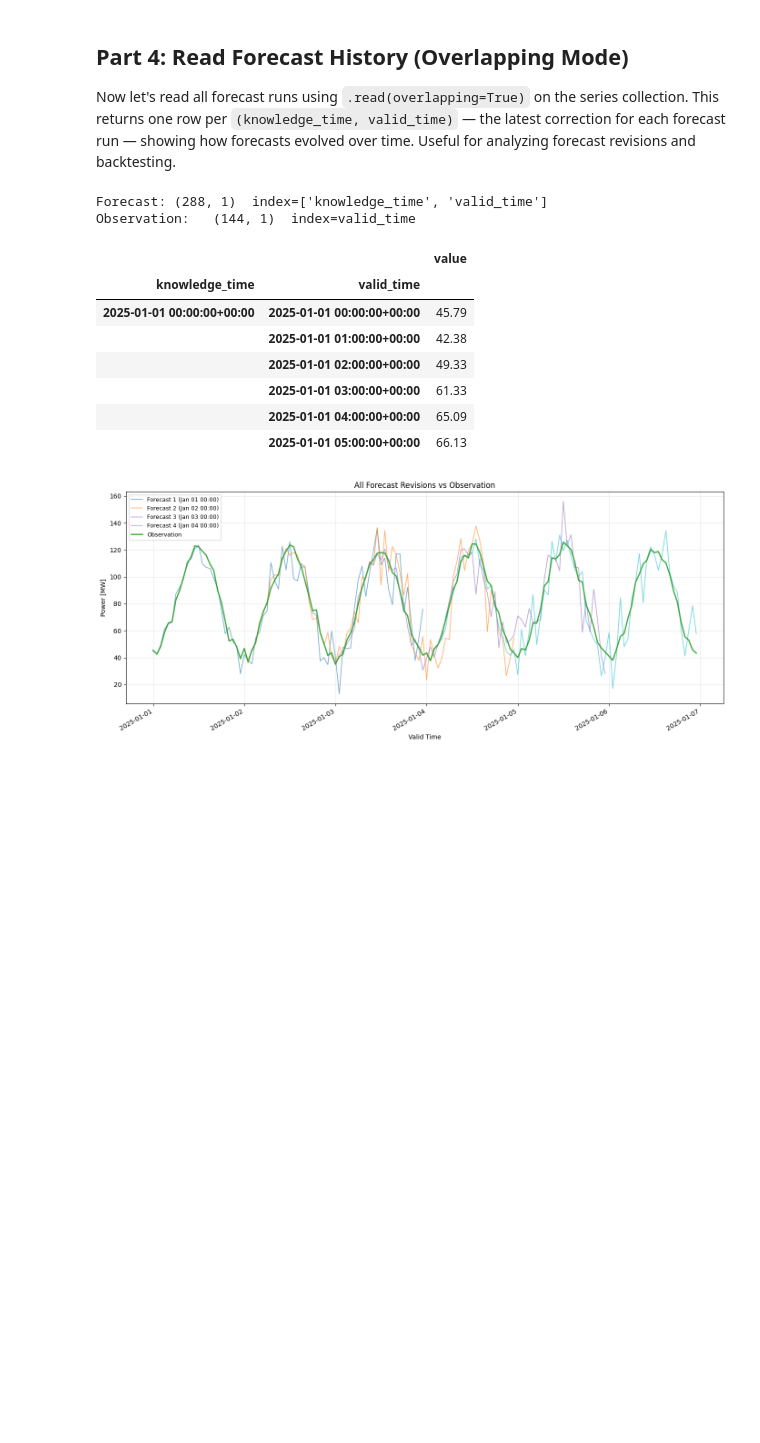
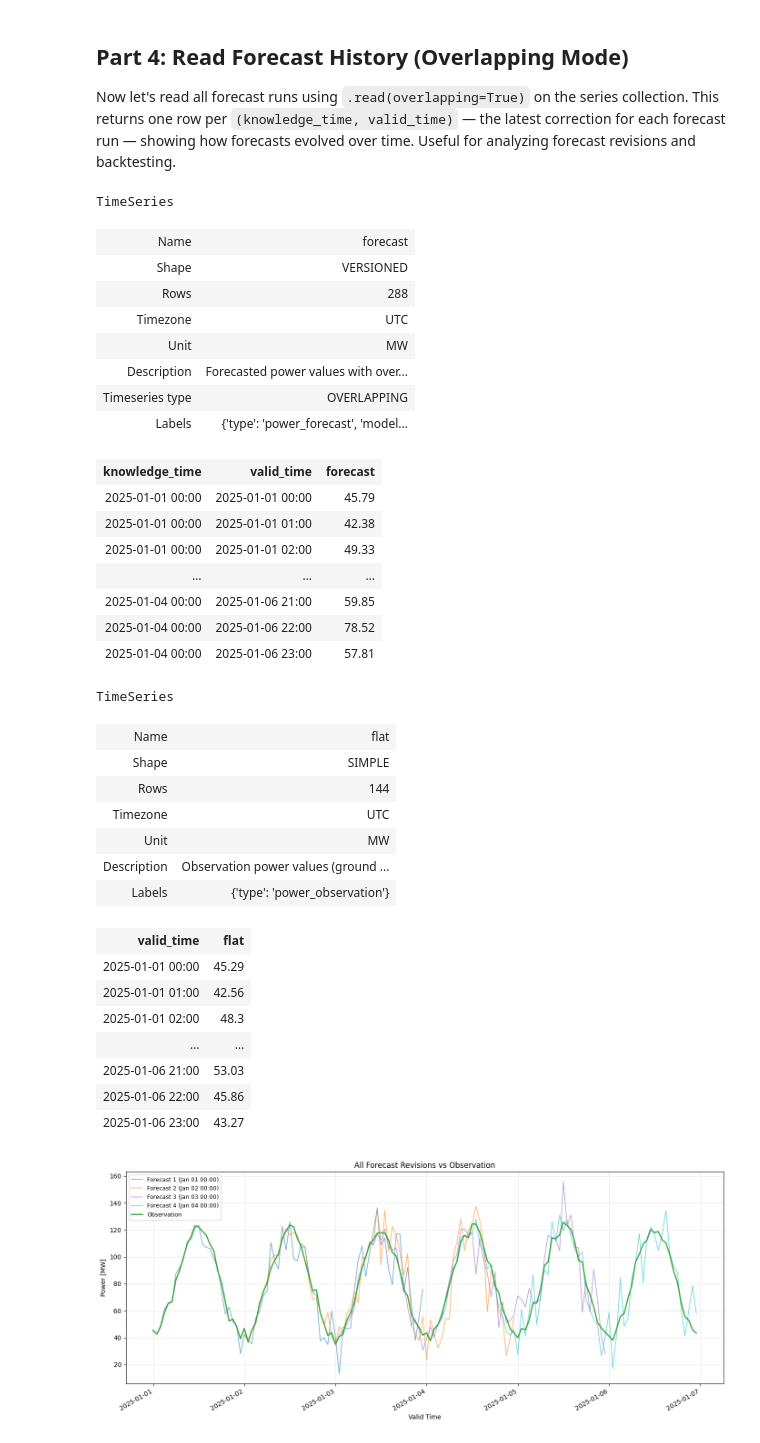
Before and after one commit to rebase-energy/timedb, a Jupyter notebook: examples/nb_03_forecast_revisions.ipynb, the cells around one changed output. Cells and saved outputs as stored; diff of their text form; code cells hidden in the pictures; blank space fills up the shorter version.

```diff
--- a/examples/nb_03_forecast_revisions.ipynb
+++ b/examples/nb_03_forecast_revisions.ipynb
@@ -134,30 +165,53 @@ forecast run — showing how forecasts evolved over time. Useful for analyzing f
 revisions and backtesting.
 # %%
 # Read forecast history with (knowledge_time, valid_time) multi-index
-df_forecast_overlapping = td.get_series("forecast").where(
-    type='power_forecast', model='sinus_with_error'
+ts_forecast_overlapping = td.get_series("forecast").where(
+    type="power_forecast", model="sinus_with_error"
 ).read(start_valid=start_valid, end_valid=end_valid, overlapping=True)
+df_forecast_overlapping = ts_forecast_overlapping.to_pandas()
 
 # Read observations (flat)
-df_observation_overlapping = td.get_series("flat").where(
-    type='power_observation'
+ts_observation_overlapping = td.get_series("flat").where(
+    type="power_observation"
 ).read(start_valid=start_valid, end_valid=end_valid)
+df_observation_overlapping = ts_observation_overlapping.to_pandas()
 
-print(f"Forecast: {df_forecast_overlapping.shape}  index={df_forecast_overlapping.index.names}")
-print(f"Observation:   {df_observation_overlapping.shape}  index={df_observation_overlapping.index.name}")
-print()
-df_forecast_overlapping.head(6)
+display(ts_forecast_overlapping)
+display(ts_observation_overlapping)
 # %% [output]
-Forecast: (288, 1)  index=['knowledge_time', 'valid_time']
-Observation:   (144, 1)  index=valid_time
+TimeSeries
-|  |  | value |
-| knowledge_time | valid_time |  |
-| 2025-01-01 00:00:00+00:00 | 2025-01-01 00:00:00+00:00 | 45.79 |
-|  | 2025-01-01 01:00:00+00:00 | 42.38 |
-|  | 2025-01-01 02:00:00+00:00 | 49.33 |
-|  | 2025-01-01 03:00:00+00:00 | 61.33 |
-|  | 2025-01-01 04:00:00+00:00 | 65.09 |
-|  | 2025-01-01 05:00:00+00:00 | 66.13 |
+| Name | forecast |
+| Shape | VERSIONED |
+| Rows | 288 |
+| Timezone | UTC |
+| Unit | MW |
+| Description | Forecasted power values with over... |
+| Timeseries type | OVERLAPPING |
+| Labels | {'type': 'power_forecast', 'model... |
+| knowledge_time | valid_time | forecast |
+| 2025-01-01 00:00 | 2025-01-01 00:00 | 45.79 |
+| 2025-01-01 00:00 | 2025-01-01 01:00 | 42.38 |
+| 2025-01-01 00:00 | 2025-01-01 02:00 | 49.33 |
+| … | … | … |
+| 2025-01-04 00:00 | 2025-01-06 21:00 | 59.85 |
+| 2025-01-04 00:00 | 2025-01-06 22:00 | 78.52 |
+| 2025-01-04 00:00 | 2025-01-06 23:00 | 57.81 |
+TimeSeries
+| Name | flat |
+| Shape | SIMPLE |
+| Rows | 144 |
+| Timezone | UTC |
+| Unit | MW |
+| Description | Observation power values (ground ... |
+| Labels | {'type': 'power_observation'} |
+| valid_time | flat |
+| 2025-01-01 00:00 | 45.29 |
+| 2025-01-01 01:00 | 42.56 |
+| 2025-01-01 02:00 | 48.3 |
+| … | … |
+| 2025-01-06 21:00 | 53.03 |
+| 2025-01-06 22:00 | 45.86 |
+| 2025-01-06 23:00 | 43.27 |
 # %%
 fig, ax = plt.subplots(figsize=(14, 6))
 
```
Also changed, not shown: parts of 4 cells of this notebook, 18 other files.
